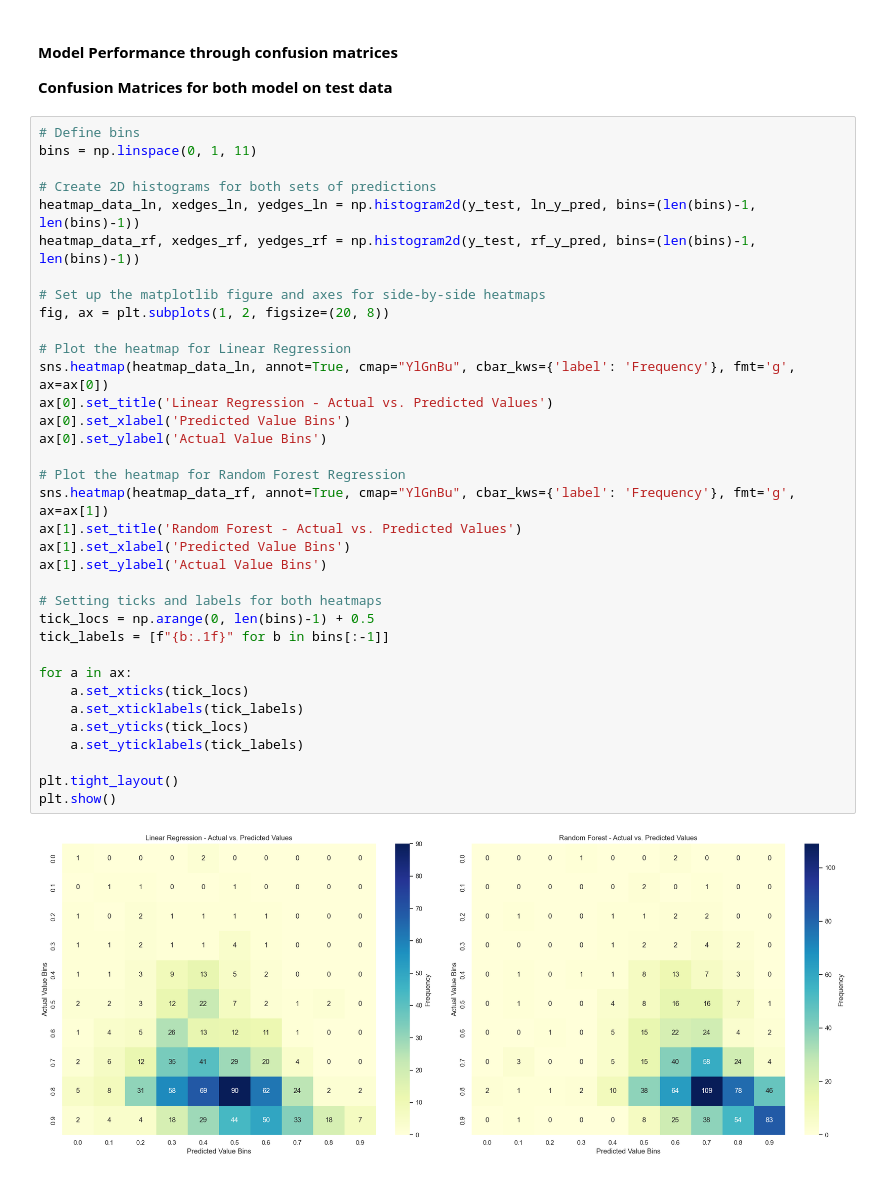
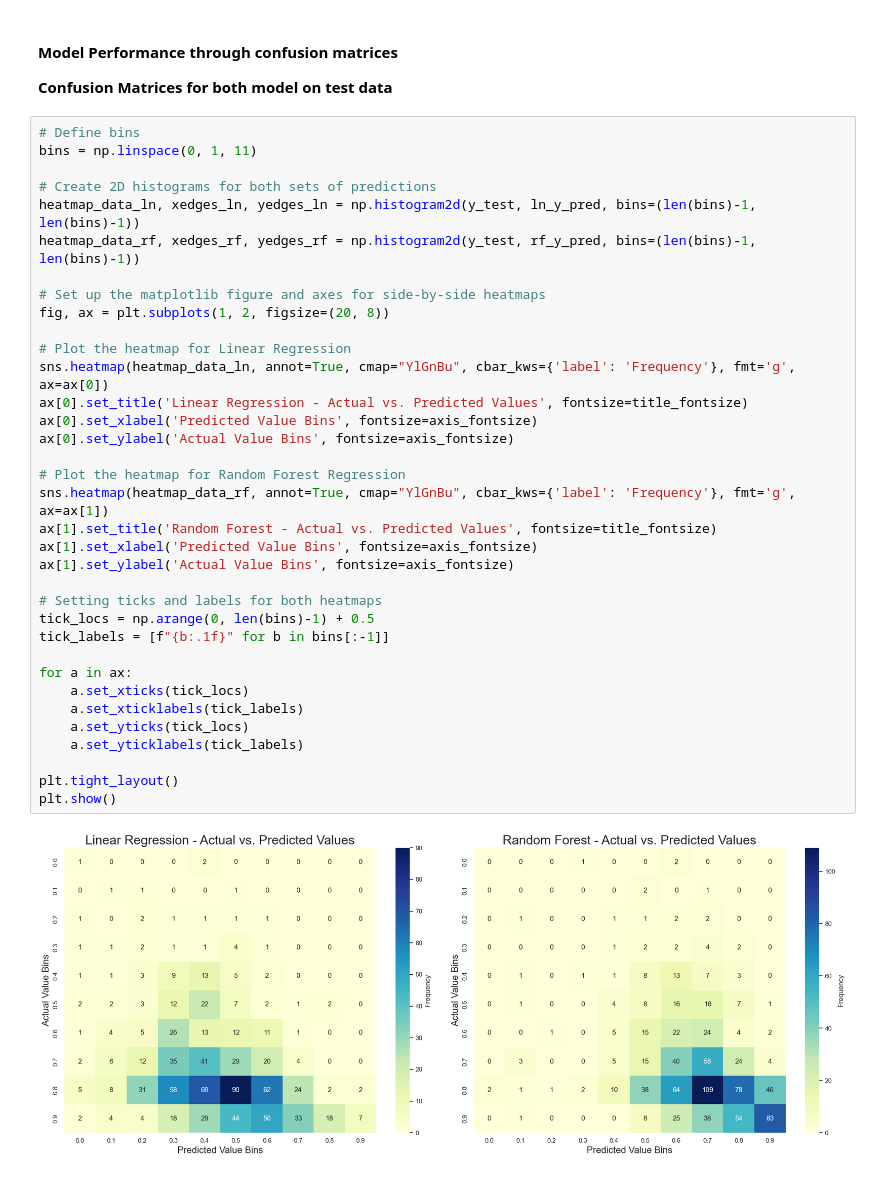
Before and after one commit to hoangttrang/hoang-nlp-final, a Jupyter notebook: hoang-nlp-final.ipynb, the cells around one changed output. Saved outputs shown, nothing was run; the diff lists cells and outputs as text.

```diff
--- a/hoang-nlp-final.ipynb
+++ b/hoang-nlp-final.ipynb
@@ -727,37 +677,37 @@ R^2 value for Random Forest Regression: 0.094
 # %%
 # Define bins
 bins = np.linspace(0, 1, 11)
 
 # Create 2D histograms for both sets of predictions
 heatmap_data_ln, xedges_ln, yedges_ln = np.histogram2d(y_test, ln_y_pred, bins=(len(bins)-1, len(bins)-1))
 heatmap_data_rf, xedges_rf, yedges_rf = np.histogram2d(y_test, rf_y_pred, bins=(len(bins)-1, len(bins)-1))
 
 # Set up the matplotlib figure and axes for side-by-side heatmaps
 fig, ax = plt.subplots(1, 2, figsize=(20, 8))
 
 # Plot the heatmap for Linear Regression
 sns.heatmap(heatmap_data_ln, annot=True, cmap="YlGnBu", cbar_kws={'label': 'Frequency'}, fmt='g', ax=ax[0])
-ax[0].set_title('Linear Regression - Actual vs. Predicted Values')
-ax[0].set_xlabel('Predicted Value Bins')
-ax[0].set_ylabel('Actual Value Bins')
+ax[0].set_title('Linear Regression - Actual vs. Predicted Values', fontsize=title_fontsize)
+ax[0].set_xlabel('Predicted Value Bins', fontsize=axis_fontsize)
+ax[0].set_ylabel('Actual Value Bins', fontsize=axis_fontsize)
 
 # Plot the heatmap for Random Forest Regression
 sns.heatmap(heatmap_data_rf, annot=True, cmap="YlGnBu", cbar_kws={'label': 'Frequency'}, fmt='g', ax=ax[1])
-ax[1].set_title('Random Forest - Actual vs. Predicted Values')
-ax[1].set_xlabel('Predicted Value Bins')
-ax[1].set_ylabel('Actual Value Bins')
+ax[1].set_title('Random Forest - Actual vs. Predicted Values', fontsize=title_fontsize)
+ax[1].set_xlabel('Predicted Value Bins', fontsize=axis_fontsize)
+ax[1].set_ylabel('Actual Value Bins', fontsize=axis_fontsize)
 
 # Setting ticks and labels for both heatmaps
 tick_locs = np.arange(0, len(bins)-1) + 0.5
 tick_labels = [f"{b:.1f}" for b in bins[:-1]]
 
 for a in ax:
     a.set_xticks(tick_locs)
     a.set_xticklabels(tick_labels)
     a.set_yticks(tick_locs)
     a.set_yticklabels(tick_labels)
 
 plt.tight_layout()
 plt.show()
 # %% [output]
-[figure, old version]
+[figure, new version]
```
Also changed, not shown: parts of 4 cells of this notebook, 1 other file.
